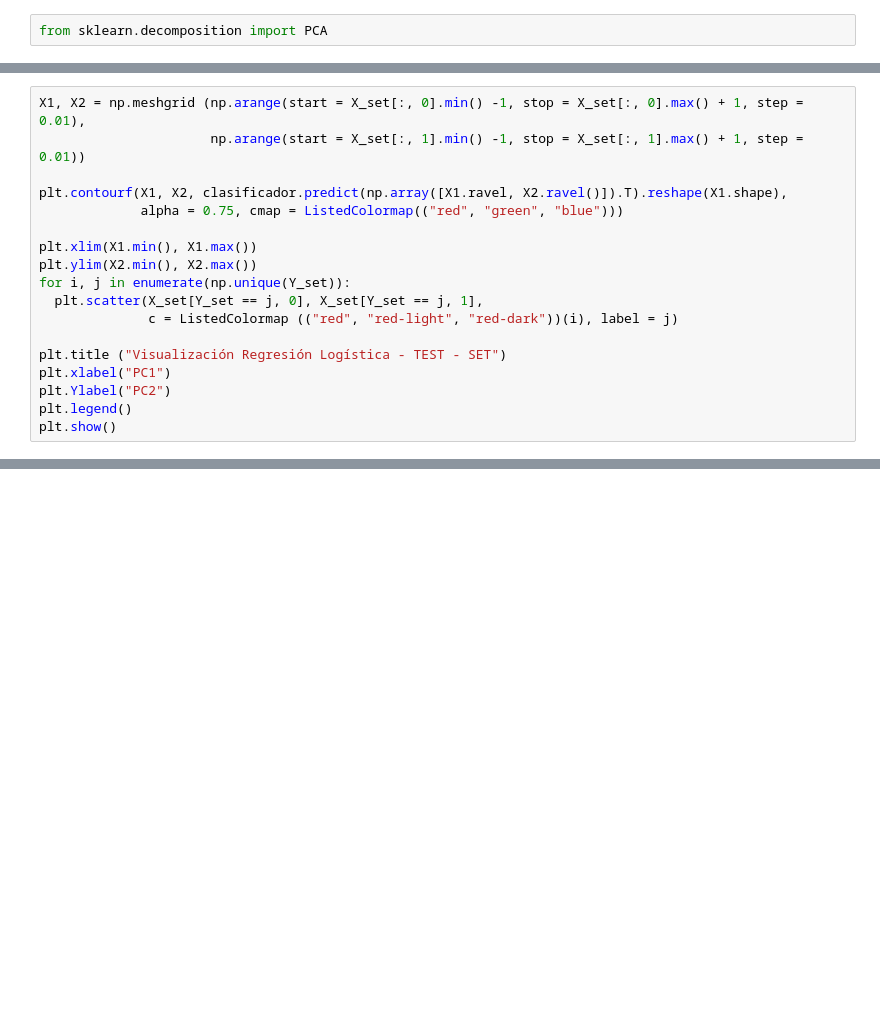
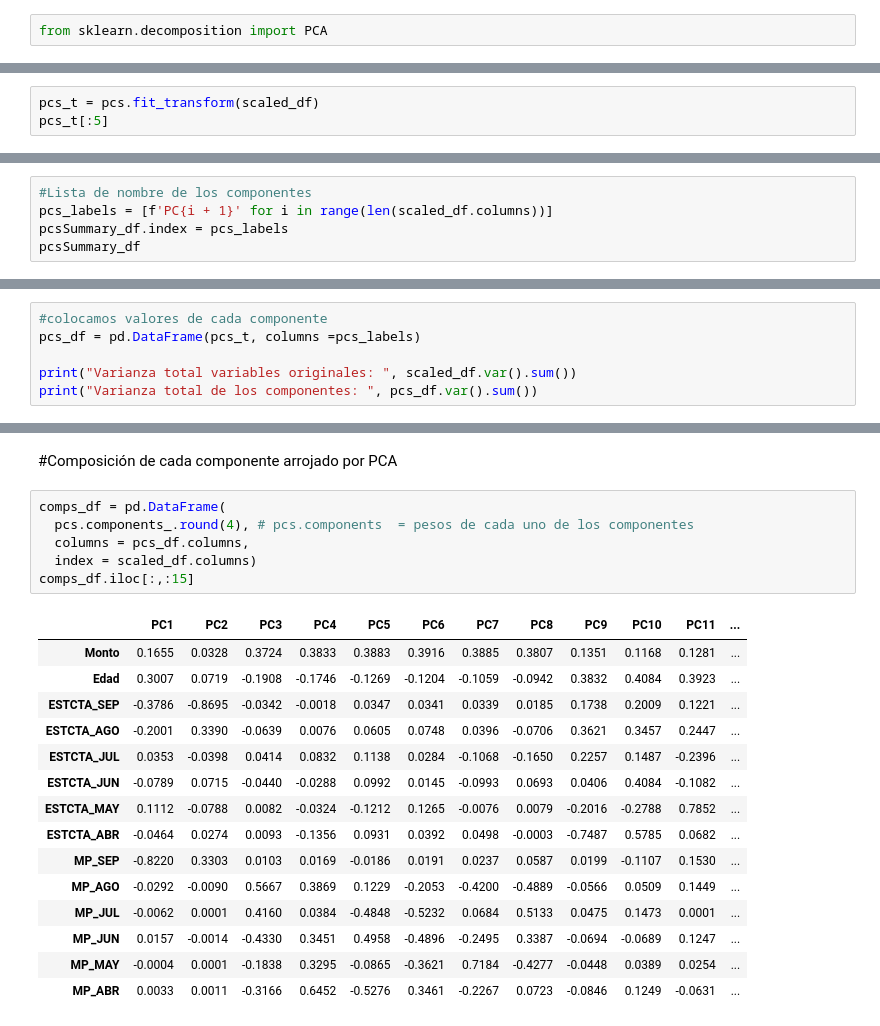
Before and after one commit to PosgradoMNA/actividades-del-projecto-equipo_98, a Jupyter notebook: Actividad_4.ipynb, the cells around one changed output, grey strips where cells are left out. Drawn from its saved outputs; the diff is of its cells as text; blank space fills up the shorter version.

```diff
--- a/Actividad_4.ipynb
+++ b/Actividad_4.ipynb
@@ -302,0 +266,3 @@ NotFittedError: ignored
+# %%
+pcs_t = pcs.fit_transform(scaled_df)
+pcs_t[:5]
@@ -318,18 +316,5 @@ X_set, Y_set = X_test, Y_test
-# %%
-X1, X2 = np.meshgrid (np.arange(start = X_set[:, 0].min() -1, stop = X_set[:, 0].max() + 1, step = 0.01),
-                      np.arange(start = X_set[:, 1].min() -1, stop = X_set[:, 1].max() + 1, step = 0.01))
-
-plt.contourf(X1, X2, clasificador.predict(np.array([X1.ravel, X2.ravel()]).T).reshape(X1.shape),
-             alpha = 0.75, cmap = ListedColormap(("red", "green", "blue")))
-
-plt.xlim(X1.min(), X1.max())
-plt.ylim(X2.min(), X2.max())
-for i, j in enumerate(np.unique(Y_set)):
-  plt.scatter(X_set[Y_set == j, 0], X_set[Y_set == j, 1],
-              c = ListedColormap (("red", "red-light", "red-dark"))(i), label = j)
-
-plt.title ("Visualización Regresión Logística - TEST - SET")
-plt.xlabel("PC1")
-plt.Ylabel("PC2")
-plt.legend()
-plt.show()
+# %%
+#Lista de nombre de los componentes
+pcs_labels = [f'PC{i + 1}' for i in range(len(scaled_df.columns))]
+pcsSummary_df.index = pcs_labels
+pcsSummary_df
@@ -335,0 +337,6 @@ plt.show()
+# %%
+#colocamos valores de cada componente
+pcs_df = pd.DataFrame(pcs_t, columns =pcs_labels)
+
+print("Varianza total variables originales: ", scaled_df.var().sum())
+print("Varianza total de los componentes: ", pcs_df.var().sum())
@@ -335,0 +371,24 @@ plt.show()
+# %% [markdown]
+#Composición de cada componente arrojado por PCA
+# %%
+comps_df = pd.DataFrame(
+  pcs.components_.round(4), # pcs.components  = pesos de cada uno de los componentes
+  columns = pcs_df.columns,
+  index = scaled_df.columns)
+comps_df.iloc[:,:15]
+# %% [output]
+|  | PC1 | PC2 | PC3 | PC4 | PC5 | PC6 | PC7 | PC8 | PC9 | PC10 | PC11 | ... |
+| Monto | 0.1655 | 0.0328 | 0.3724 | 0.3833 | 0.3883 | 0.3916 | 0.3885 | 0.3807 | 0.1351 | 0.1168 | 0.1281 | ... |
+| Edad | 0.3007 | 0.0719 | -0.1908 | -0.1746 | -0.1269 | -0.1204 | -0.1059 | -0.0942 | 0.3832 | 0.4084 | 0.3923 | ... |
+| ESTCTA_SEP | -0.3786 | -0.8695 | -0.0342 | -0.0018 | 0.0347 | 0.0341 | 0.0339 | 0.0185 | 0.1738 | 0.2009 | 0.1221 | ... |
+| ESTCTA_AGO | -0.2001 | 0.3390 | -0.0639 | 0.0076 | 0.0605 | 0.0748 | 0.0396 | -0.0706 | 0.3621 | 0.3457 | 0.2447 | ... |
+| ESTCTA_JUL | 0.0353 | -0.0398 | 0.0414 | 0.0832 | 0.1138 | 0.0284 | -0.1068 | -0.1650 | 0.2257 | 0.1487 | -0.2396 | ... |
+| ESTCTA_JUN | -0.0789 | 0.0715 | -0.0440 | -0.0288 | 0.0992 | 0.0145 | -0.0993 | 0.0693 | 0.0406 | 0.4084 | -0.1082 | ... |
+| ESTCTA_MAY | 0.1112 | -0.0788 | 0.0082 | -0.0324 | -0.1212 | 0.1265 | -0.0076 | 0.0079 | -0.2016 | -0.2788 | 0.7852 | ... |
+| ESTCTA_ABR | -0.0464 | 0.0274 | 0.0093 | -0.1356 | 0.0931 | 0.0392 | 0.0498 | -0.0003 | -0.7487 | 0.5785 | 0.0682 | ... |
+| MP_SEP | -0.8220 | 0.3303 | 0.0103 | 0.0169 | -0.0186 | 0.0191 | 0.0237 | 0.0587 | 0.0199 | -0.1107 | 0.1530 | ... |
+| MP_AGO | -0.0292 | -0.0090 | 0.5667 | 0.3869 | 0.1229 | -0.2053 | -0.4200 | -0.4889 | -0.0566 | 0.0509 | 0.1449 | ... |
+| MP_JUL | -0.0062 | 0.0001 | 0.4160 | 0.0384 | -0.4848 | -0.5232 | 0.0684 | 0.5133 | 0.0475 | 0.1473 | 0.0001 | ... |
+| MP_JUN | 0.0157 | -0.0014 | -0.4330 | 0.3451 | 0.4958 | -0.4896 | -0.2495 | 0.3387 | -0.0694 | -0.0689 | 0.1247 | ... |
+| MP_MAY | -0.0004 | 0.0001 | -0.1838 | 0.3295 | -0.0865 | -0.3621 | 0.7184 | -0.4277 | -0.0448 | 0.0389 | 0.0254 | ... |
+| MP_ABR | 0.0033 | 0.0011 | -0.3166 | 0.6452 | -0.5276 | 0.3461 | -0.2267 | 0.0723 | -0.0846 | 0.1249 | -0.0631 | ... |
```
Also changed, not shown: parts of 81 cells of this notebook.
